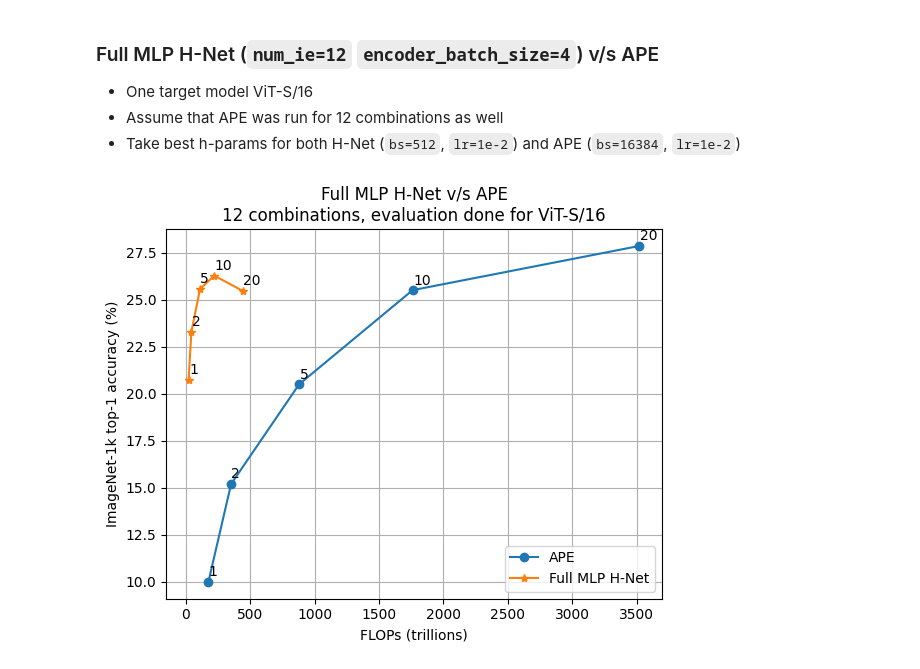
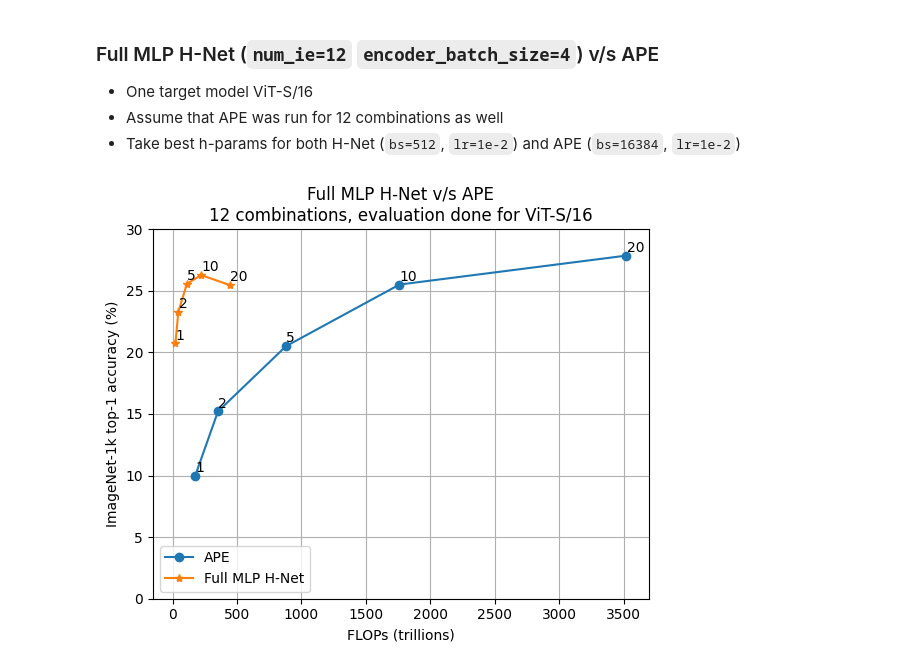
Before and after one commit to jaisidhsingh/hypa-new, a Jupyter notebook: hyperalignment/plot.ipynb, the cells around one changed output. Cells and saved outputs as stored; diff of their text form; code cells hidden in the pictures.

```diff
--- a/hyperalignment/plot.ipynb
+++ b/hyperalignment/plot.ipynb
@@ -110,26 +110,27 @@ for bench in benchmarks:
 # %%
 
 hnet = {'exp_name': 'hnet_12-4_fmlp_c-32_bs-512_lr-1e-2', 'seed': 0, 'eval': {'epoch_1': {'cifar10': 89.79, 'cifar100': 44.31, 'imagenet1k': 20.74}, 'epoch_2': {'cifar10': 90.68, 'cifar100': 48.19, 'imagenet1k': 23.29}, 'epoch_5': {'cifar10': 90.97, 'cifar100': 51.7, 'imagenet1k': 25.56}, 'epoch_10': {'cifar10': 90.48, 'cifar100': 53.25, 'imagenet1k': 26.27}, 'epoch_20': {'cifar10': 90.36, 'cifar100': 52.6, 'imagenet1k': 25.46}}}
 hnet_accs = [hnet["eval"][f"epoch_{e}"]["imagenet1k"] for e in [1, 2, 5, 10, 20]]
 hnet_flops = [22.165 * e for e in [1, 2, 5, 10, 20]]
 
 ape_accs = [10.0, 15.2, 20.5, 25.5, 27.85]
 ape_flops = [14.675 * e * 12 for e in [1, 2, 5, 10, 20]]
 
 plt.plot(ape_flops, ape_accs, label="APE", marker="o")
 plt.plot(hnet_flops, hnet_accs, label="Full MLP H-Net", marker="*")
 plt.xlabel("FLOPs (trillions)")
 plt.ylabel("ImageNet-1k top-1 accuracy (%)")
+plt.ylim([0.0, 30.0])
 plt.legend()
 plt.grid(True)
 
 epochs = [1, 2, 5, 10, 20]
 for i, ep in enumerate(epochs):
     plt.annotate(f"{ep}", (ape_flops[i] + 3, ape_accs[i] + 0.3))
     plt.annotate(f"{ep}", (hnet_flops[i] + 3, hnet_accs[i] + 0.3))
 
 plt.title("Full MLP H-Net v/s APE\n12 combinations, evaluation done for ViT-S/16")
 
 plt.show()
 # %% [output]
-[figure, old version]
+[figure, new version]
```
Also changed, not shown: parts of 1 cell of this notebook, 1 other file.
